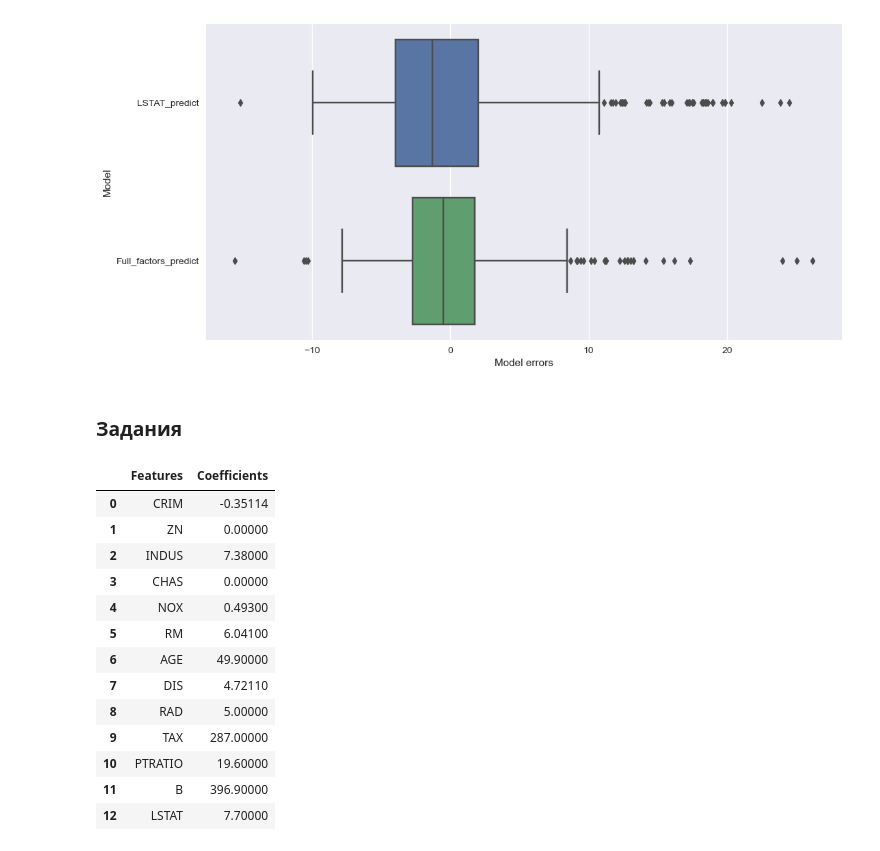
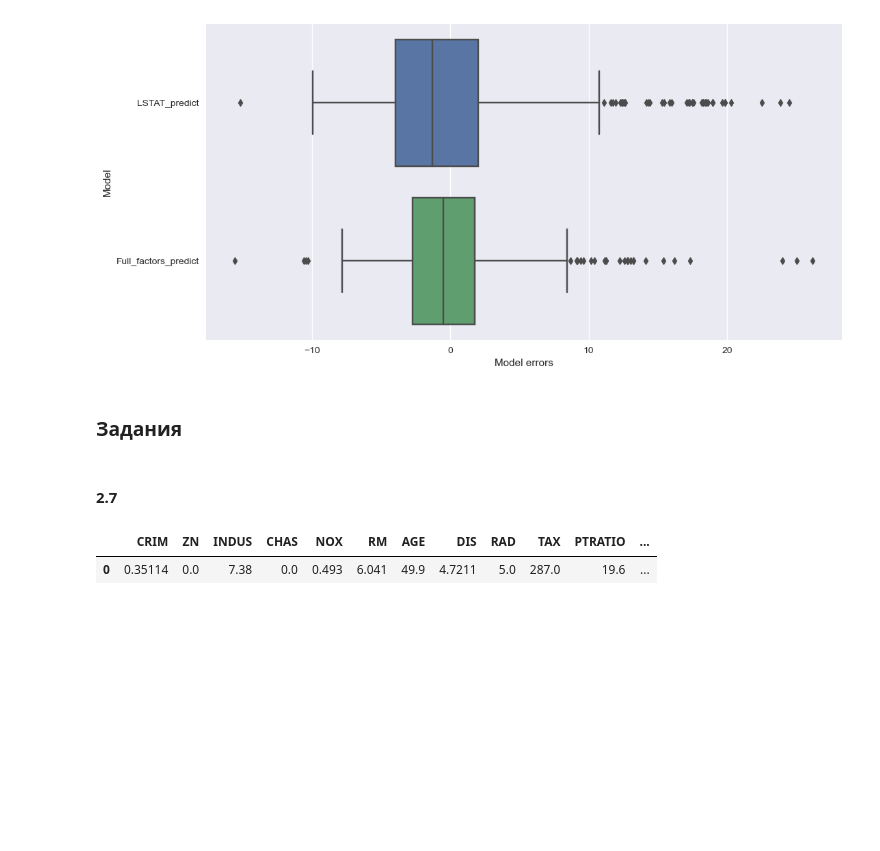
Before and after one commit to alexander-stratonov/Skillfactory, a Jupyter notebook: __127 поток/Блок 4. Введение в машинное обучение/ML-2. Обучение с учителем - регрессия. 2. Линейная регрессия - аналитическое решение.ipynb, the cells around one changed output. Cells and saved outputs as stored; diff of their text form; code cells hidden in the pictures; blank space fills up the shorter version.

```diff
--- a/__127 поток/Блок 4. Введение в машинное обучение/ML-2. Обучение с учителем - регрессия.ipynb
+++ b/__127 поток/Блок 4. Введение в машинное обучение/ML-2. Обучение с учителем - регрессия. 2. Линейная регрессия - аналитическое решение.ipynb
@@ -257,24 +244,12 @@ ax.set_ylabel('Model'); #название оси ординат
 [figure]
 # %% [markdown]
 ### Задания
+# %% [markdown]
+#### 2.7
 # %%
-w_df.to_csv('data/test.csv')
-test = pd.read_csv('data/test_1.csv')
-test = test.drop(test.columns[[0]], axis=1)
+test = pd.read_csv('data/test_2.csv')
 test
 # %% [output]
-|  | Features | Coefficients |
-| 0 | CRIM | -0.35114 |
-| 1 | ZN | 0.00000 |
-| 2 | INDUS | 7.38000 |
-| 3 | CHAS | 0.00000 |
-| 4 | NOX | 0.49300 |
-| 5 | RM | 6.04100 |
-| 6 | AGE | 49.90000 |
-| 7 | DIS | 4.72110 |
-| 8 | RAD | 5.00000 |
-| 9 | TAX | 287.00000 |
-| 10 | PTRATIO | 19.60000 |
-| 11 | B | 396.90000 |
-| 12 | LSTAT | 7.70000 |
+|  | CRIM | ZN | INDUS | CHAS | NOX | RM | AGE | DIS | RAD | TAX | PTRATIO | ... |
+| 0 | 0.35114 | 0.0 | 7.38 | 0.0 | 0.493 | 6.041 | 49.9 | 4.7211 | 5.0 | 287.0 | 19.6 | ... |
 # %%
```
Also changed, not shown: parts of 6 cells of this notebook, 4 other files.
